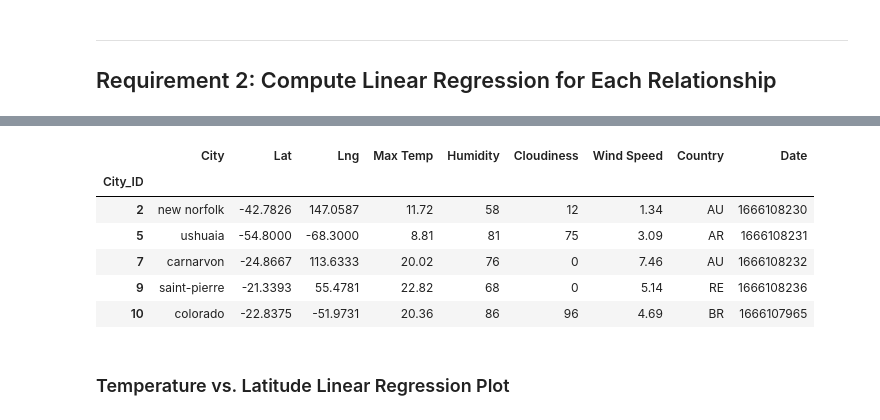
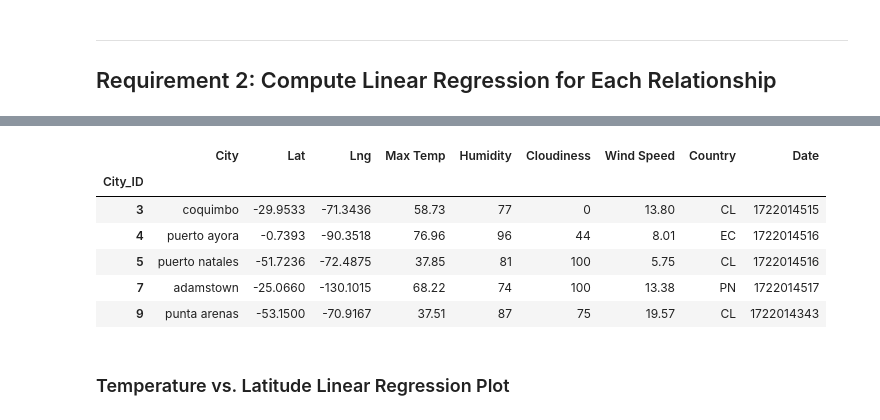
Before and after one commit to RickGrimesCodes/Module-6-Challenge, a Jupyter notebook: WeatherPy.ipynb, the cells around one changed output, grey strips where cells are left out. Cells and saved outputs as stored; diff of their text form; code cells hidden in the pictures.

```diff
--- a/WeatherPy.ipynb
+++ b/WeatherPy.ipynb
@@ -341,16 +384,16 @@ northern_hemi_df.head()
 # %%
 # Create a DataFrame with the Southern Hemisphere data (Latitude < 0)
-# YOUR CODE HERE
+southernHemisphere = city_data_df.loc[(city_data_df['Lat'] <= 0 )]
 
 # Display sample data
-southern_hemi_df.head()
+southernHemisphere.head()
 # %% [output]
 |  | City | Lat | Lng | Max Temp | Humidity | Cloudiness | Wind Speed | Country | Date |
 | City_ID |  |  |  |  |  |  |  |  |  |
-| 2 | new norfolk | -42.7826 | 147.0587 | 11.72 | 58 | 12 | 1.34 | AU | 1666108230 |
-| 5 | ushuaia | -54.8000 | -68.3000 | 8.81 | 81 | 75 | 3.09 | AR | 1666108231 |
-| 7 | carnarvon | -24.8667 | 113.6333 | 20.02 | 76 | 0 | 7.46 | AU | 1666108232 |
-| 9 | saint-pierre | -21.3393 | 55.4781 | 22.82 | 68 | 0 | 5.14 | RE | 1666108236 |
-| 10 | colorado | -22.8375 | -51.9731 | 20.36 | 86 | 96 | 4.69 | BR | 1666107965 |
+| 3 | coquimbo | -29.9533 | -71.3436 | 58.73 | 77 | 0 | 13.80 | CL | 1722014515 |
+| 4 | puerto ayora | -0.7393 | -90.3518 | 76.96 | 96 | 44 | 8.01 | EC | 1722014516 |
+| 5 | puerto natales | -51.7236 | -72.4875 | 37.85 | 81 | 100 | 5.75 | CL | 1722014516 |
+| 7 | adamstown | -25.0660 | -130.1015 | 68.22 | 74 | 100 | 13.38 | PN | 1722014517 |
+| 9 | punta arenas | -53.1500 | -70.9167 | 37.51 | 87 | 75 | 19.57 | CL | 1722014343 |
 # %% [markdown]
 ###  Temperature vs. Latitude Linear Regression Plot
```
Also changed, not shown: parts of 39 cells of this notebook, 6 other files.
